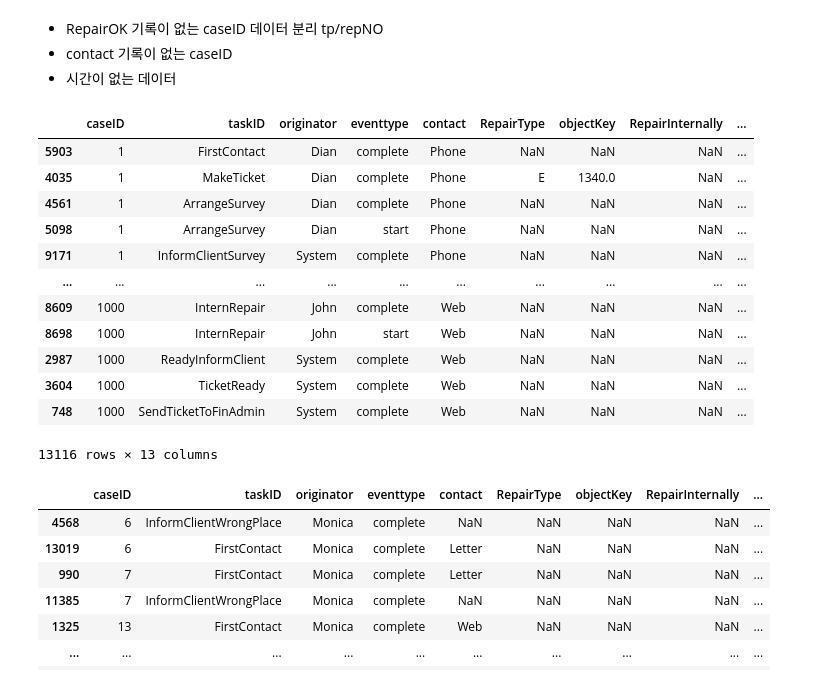
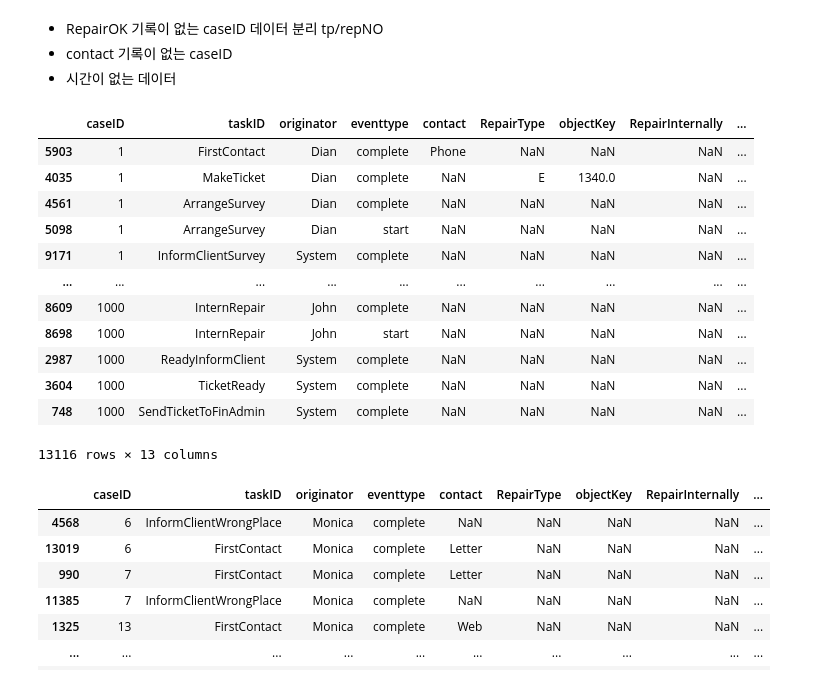
Before and after one commit to jjh0987/MyProject, a Jupyter notebook: pythonProject/process/Untitled2.ipynb, the cells around one changed output. Cells and saved outputs as stored; diff of their text form; code cells hidden in the pictures.

```diff
--- a/pythonProject/process/Untitled2.ipynb
+++ b/pythonProject/process/Untitled2.ipynb
@@ -98,46 +98,46 @@ dataframe = df
 #     i = 0
 #     if len(time) != 2:
 #         minutes.append(0)
 #         continue
 #     i += int(time[0]) * 60 + int(time[1])
 #     minutes.append(i)
 
 # dataframe['minutes'] = minutes
 
 
 for i in range(1,1001):
     if i in using_case:
         pass
     else:
         continue
 
     # dataframe = dataframe.rename(columns={'clientID': 'case:clientID'})
     # merterial = pm4py.format_dataframe(dataframe, case_id='caseID', activity_key='taskID',timestamp_key='date')
     merterial = dataframe.groupby('caseID').get_group(i)
     merterial = merterial.sort_values('date')
-    merterial['contact'] = merterial['contact'].fillna('ZZ')
-    change = sorted(list(set(merterial['contact'])))
-    merterial['contact'] = merterial['contact'].replace('ZZ',change[0])
+#     merterial['contact'] = merterial['contact'].fillna('ZZ')
+#     change = sorted(list(set(merterial['contact'])))
+#     merterial['contact'] = merterial['contact'].replace('ZZ',change[0])
 
     if len(change) == 1:
         continue
 
     tp = pd.concat([tp,merterial])
 
 tp
 # %% [output]
 |  | caseID | taskID | originator | eventtype | contact | RepairType | objectKey | RepairInternally | ... |
 | 5903 | 1 | FirstContact | Dian | complete | Phone | NaN | NaN | NaN | ... |
-| 4035 | 1 | MakeTicket | Dian | complete | Phone | E | 1340.0 | NaN | ... |
-| 4561 | 1 | ArrangeSurvey | Dian | complete | Phone | NaN | NaN | NaN | ... |
-| 5098 | 1 | ArrangeSurvey | Dian | start | Phone | NaN | NaN | NaN | ... |
-| 9171 | 1 | InformClientSurvey | System | complete | Phone | NaN | NaN | NaN | ... |
+| 4035 | 1 | MakeTicket | Dian | complete | NaN | E | 1340.0 | NaN | ... |
+| 4561 | 1 | ArrangeSurvey | Dian | complete | NaN | NaN | NaN | NaN | ... |
+| 5098 | 1 | ArrangeSurvey | Dian | start | NaN | NaN | NaN | NaN | ... |
+| 9171 | 1 | InformClientSurvey | System | complete | NaN | NaN | NaN | NaN | ... |
 | ... | ... | ... | ... | ... | ... | ... | ... | ... | ... |
-| 8609 | 1000 | InternRepair | John | complete | Web | NaN | NaN | NaN | ... |
-| 8698 | 1000 | InternRepair | John | start | Web | NaN | NaN | NaN | ... |
-| 2987 | 1000 | ReadyInformClient | System | complete | Web | NaN | NaN | NaN | ... |
-| 3604 | 1000 | TicketReady | System | complete | Web | NaN | NaN | NaN | ... |
-| 748 | 1000 | SendTicketToFinAdmin | System | complete | Web | NaN | NaN | NaN | ... |
+| 8609 | 1000 | InternRepair | John | complete | NaN | NaN | NaN | NaN | ... |
+| 8698 | 1000 | InternRepair | John | start | NaN | NaN | NaN | NaN | ... |
+| 2987 | 1000 | ReadyInformClient | System | complete | NaN | NaN | NaN | NaN | ... |
+| 3604 | 1000 | TicketReady | System | complete | NaN | NaN | NaN | NaN | ... |
+| 748 | 1000 | SendTicketToFinAdmin | System | complete | NaN | NaN | NaN | NaN | ... |
 13116 rows × 13 columns
 # %%
 # repairNonOK data
```
Also changed, not shown: parts of 26 cells of this notebook.
